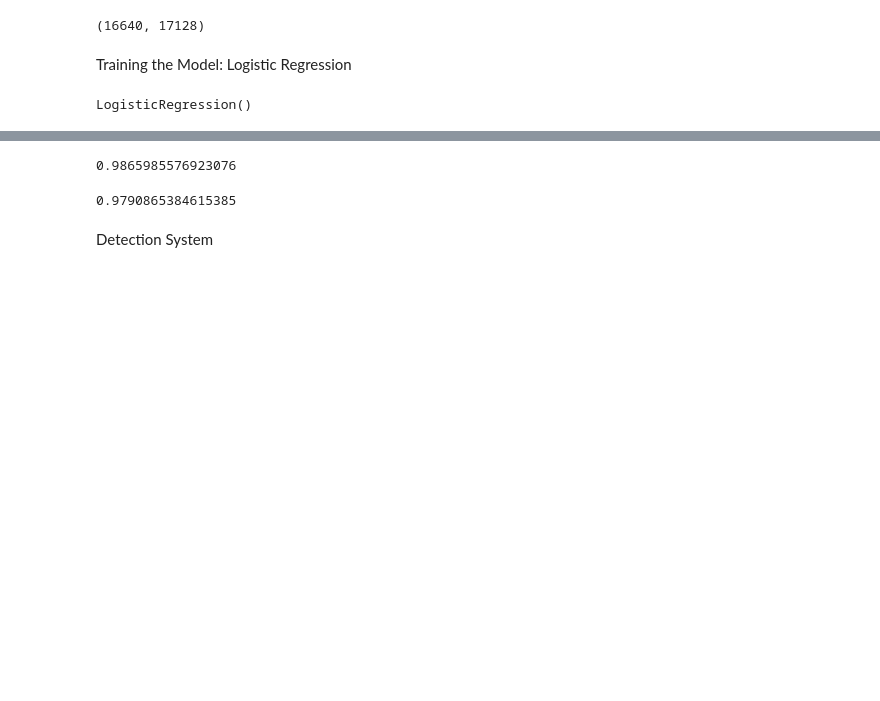
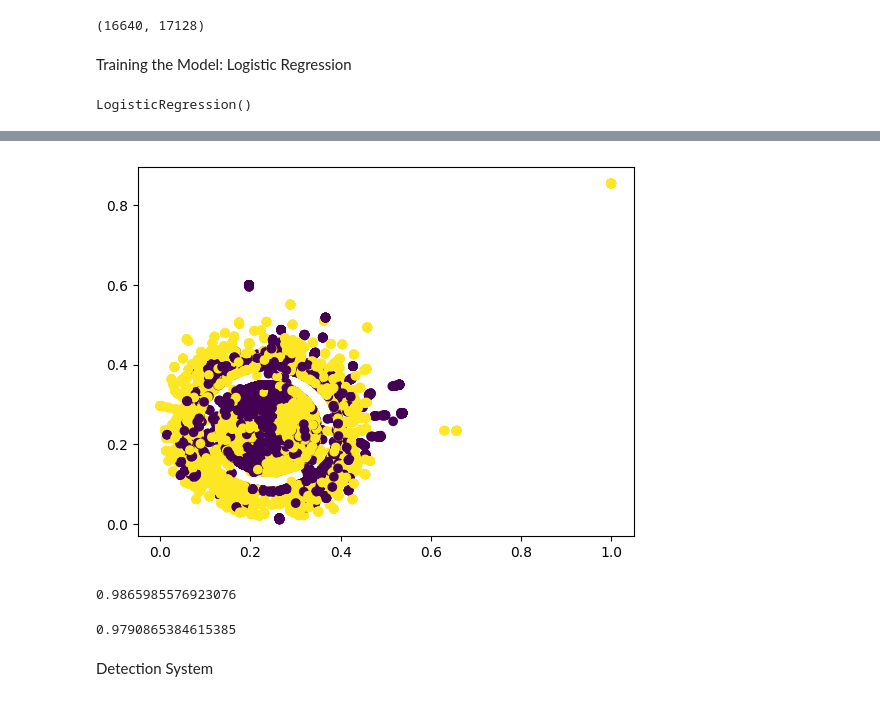
Before and after one commit to prabhjyot009/Fake-News-Detection-Machine-Learning, a Jupyter notebook: Fake News Prediction Model.ipynb, the cells around one changed output, grey strips where cells are left out. Cells and saved outputs as stored; diff of their text form; code cells hidden in the pictures; blank space fills up the shorter version.

```diff
--- a/Fake News Prediction Model.ipynb
+++ b/Fake News Prediction Model.ipynb
@@ -188,3 +235,15 @@ LogisticRegression()
+# %%
+#perform tsne on the dataset to visualize the dataset in 2D space.
+from sklearn.manifold import TSNE
+tsne = TSNE(n_components=2,random_state=0)
+X_transformed = tsne.fit_transform(X.toarray())
+
+X_transformed = (X_transformed - X_transformed.min())/(X_transformed.max() - X_transformed.min())
+
+plt.scatter(X_transformed[:,0],X_transformed[:,1],c=y) #cmap='coolwarm' for color range from blue to red and c=y for color based on label value 0 or 1
+plt.show()
+# %% [output]
+[figure, added]
 # %%
 # on training set
 train_y_pred = model.predict(X_train)
```
Also changed, not shown: parts of 2 cells of this notebook, 4 other files.
